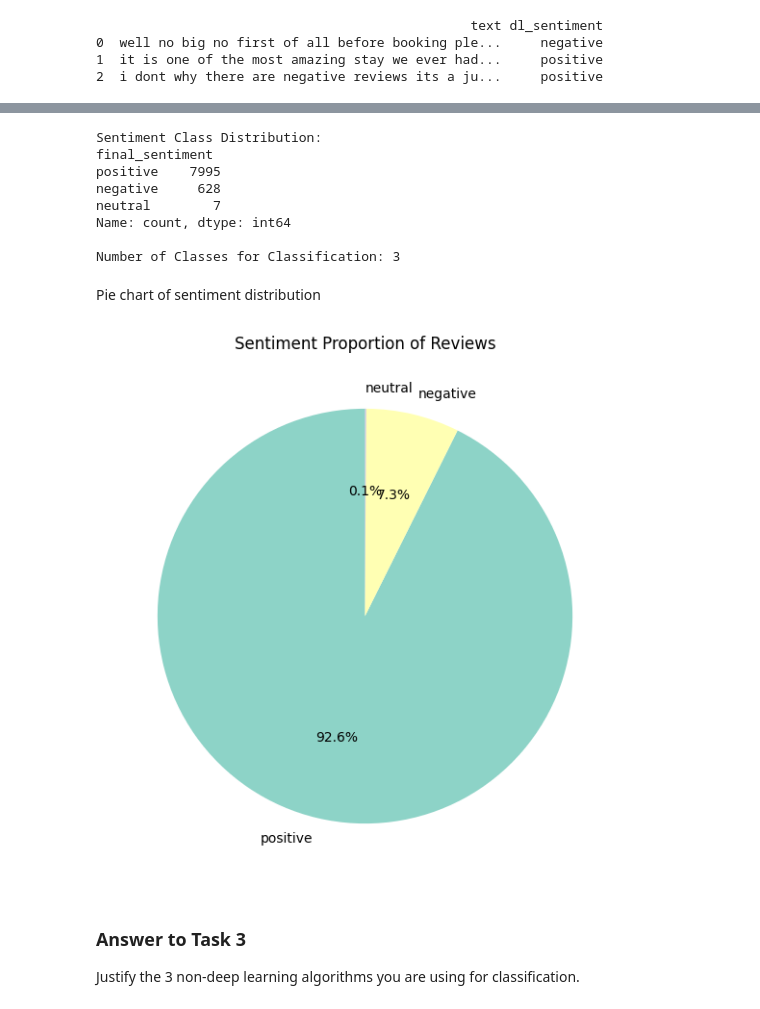
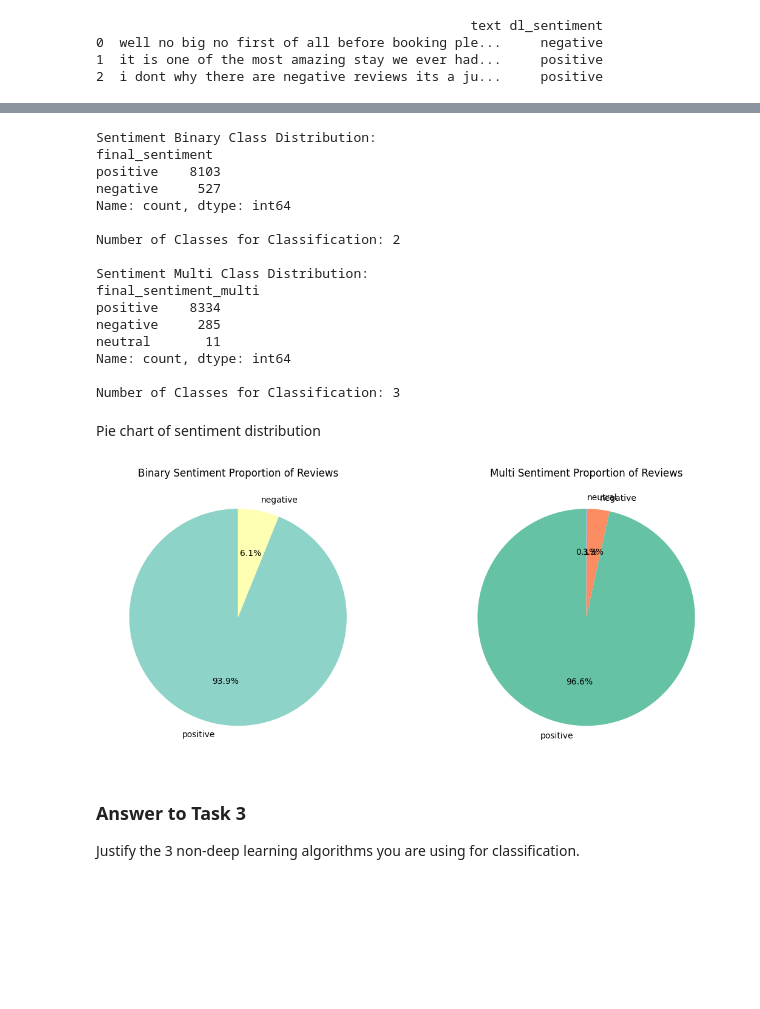
Before and after one commit to j-ranasinghe/nlp_cw, a Jupyter notebook: Solution_GroupH.ipynb, the cells around one changed output, grey strips where cells are left out. Cells and saved outputs as stored; diff of their text form; code cells hidden in the pictures; blank space fills up the shorter version.

Commit message:
Add files via upload
Add updated script for binary classification

```diff
--- a/Solution_GroupH.ipynb
+++ b/Solution_GroupH.ipynb
@@ -592,10 +661,17 @@ df['dl_tokens'] = df['text'].apply(gpt2_tokenize)
 # %% [markdown]
 Classifier 1: Lexicon-Based  -- VADER
 # %%
+# Initialize the SentimentIntensityAnalyzer
 sia = SentimentIntensityAnalyzer()
 
+# Function to get binary sentiment
+def vader_sentiment_binary(text):
+    scores = sia.polarity_scores(text)
+    # Classify only as "positive" or "negative"
+    return 'positive' if scores['compound'] >= 0 else 'negative'
+
 # Function to get sentiment
-def vader_sentiment(text):
+def vader_sentiment_multi(text):
     scores = sia.polarity_scores(text)
     if scores['compound'] >= 0.05:
         return 'positive'
@@ -605,10 +681,14 @@ def vader_sentiment(text):
         return 'neutral'
 
 # Apply VADER sentiment analysis to text column
-df['vader_sentiment'] = df['text'].apply(vader_sentiment)
+df['vader_sentiment_multi'] = df['text'].apply(vader_sentiment_multi)
+
+# Apply the binary VADER sentiment analysis to text column
+df['vader_sentiment'] = df['text'].apply(vader_sentiment_binary)
 
 # Display the results
 print(df[['text', 'vader_sentiment']].head(3))
+print(df[['text', 'vader_sentiment_multi']].head(3))
 # %% [output]
                                                 text vader_sentiment
 0  well no big no first of all before booking ple...        positive
@@ -674,12 +766,17 @@ You seem to be using the pipelines sequentially on GPU. In order to maximize eff
 # %%
-def final_majority_vote(row):
-    sentiments = [row['vader_sentiment'], row['dl_sentiment'], row['bing_liu_sentiment']]
+def final_majority_vote_binary(row):
+    sentiments = [row['vader_sentiment'], row['dl_sentiment'], row['textblob_sentiment']]
+    return Counter(sentiments).most_common(1)[0][0]
+
+def final_majority_vote_multi(row):
+    sentiments = [row['vader_sentiment_multi'], row['dl_sentiment'], row['textblob_sentiment_multi']]
     return Counter(sentiments).most_common(1)[0][0]
 
 # Apply majority voting
-df['final_sentiment'] = df.apply(final_majority_vote, axis=1)
+df['final_sentiment'] = df.apply(final_majority_vote_binary, axis=1)
+df['final_sentiment_multi'] = df.apply(final_majority_vote_multi, axis=1)
 # %%
 # Drop the individual classifier sentiment columns
-df.drop(columns=['vader_sentiment', 'bing_liu_sentiment', 'dl_sentiment'], inplace=True)
+df.drop(columns=['vader_sentiment', 'textblob_sentiment', 'dl_sentiment', 'vader_sentiment_multi', 'dl_sentiment', 'textblob_sentiment_multi'], inplace=True)
 # %%
 #write labeled dataset to csv file
@@ -701,33 +798,60 @@ Dataset Dimensions: 8630 rows and 12 columns
 # %%
 # Distribution of Sentiment Classes
 class_distribution = df['final_sentiment'].value_counts()
-print("\nSentiment Class Distribution:")
+print("\nSentiment Binary Class Distribution:")
 print(class_distribution)
 
 # Number of Classes for Classification
 num_classes = class_distribution.shape[0]
 print(f"\nNumber of Classes for Classification: {num_classes}")
+
+# Distribution of Multi nSentiment Classes
+class_distribution_multi = df['final_sentiment_multi'].value_counts()
+print("\nSentiment Multi Class Distribution:")
+print(class_distribution_multi)
+
+# Number of Classes for multi Classification
+num_classes = class_distribution_multi.shape[0]
+print(f"\nNumber of Classes for Classification: {num_classes}")
 # %% [output]
-Sentiment Class Distribution:
+Sentiment Binary Class Distribution:
 final_sentiment
-positive    7995
-negative     628
-neutral        7
+positive    8103
+negative     527
+Name: count, dtype: int64
+
+Number of Classes for Classification: 2
+
+Sentiment Multi Class Distribution:
+final_sentiment_multi
+positive    8334
+negative     285
+neutral       11
 Name: count, dtype: int64
 
 Number of Classes for Classification: 3
 # %% [markdown]
 Pie chart of sentiment distribution
 # %%
+sentiment_counts = df['final_sentiment'].value_counts()
+sentiment_counts_multi = df['final_sentiment_multi'].value_counts()
 
-sentiment_counts = df['final_sentiment'].value_counts()
+plt.figure(figsize=(12, 5))
 
-plt.figure(figsize=(7,7))
+# Plotting histogram for binary reviews
+plt.subplot(1, 2, 1)
 plt.pie(sentiment_counts, labels=sentiment_counts.index, autopct='%1.1f%%', startangle=90, colors=sns.color_palette('Set3', len(sentiment_counts)))
-plt.title('Sentiment Proportion of Reviews')
+plt.title('Binary Sentiment Proportion of Reviews')
+
+# Plotting histogram for multi reviews
+plt.subplot(1, 2, 2)
+plt.pie(sentiment_counts_multi, labels=sentiment_counts_multi.index, autopct='%1.1f%%', startangle=90, colors=sns.color_palette('Set2', len(sentiment_counts_multi)))
+plt.title('Multi Sentiment Proportion of Reviews')
+
+plt.tight_layout()
 plt.show()
 # %% [output]
-[figure, old version]
+[figure, new version]
 # %% [markdown]
 ### Answer to Task 3
 
```
Also changed, not shown: parts of 85 cells of this notebook.
